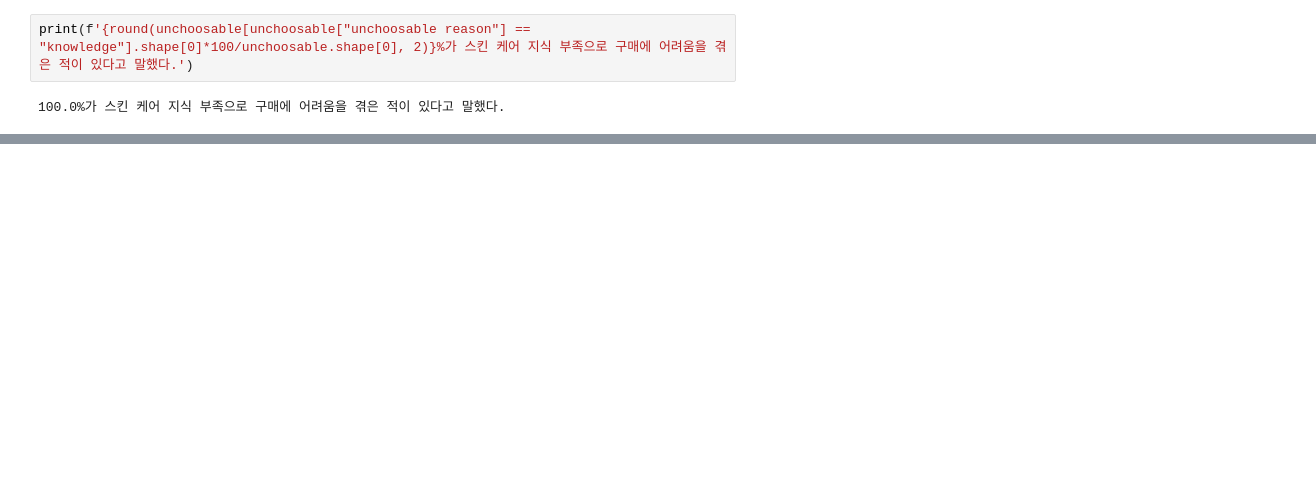
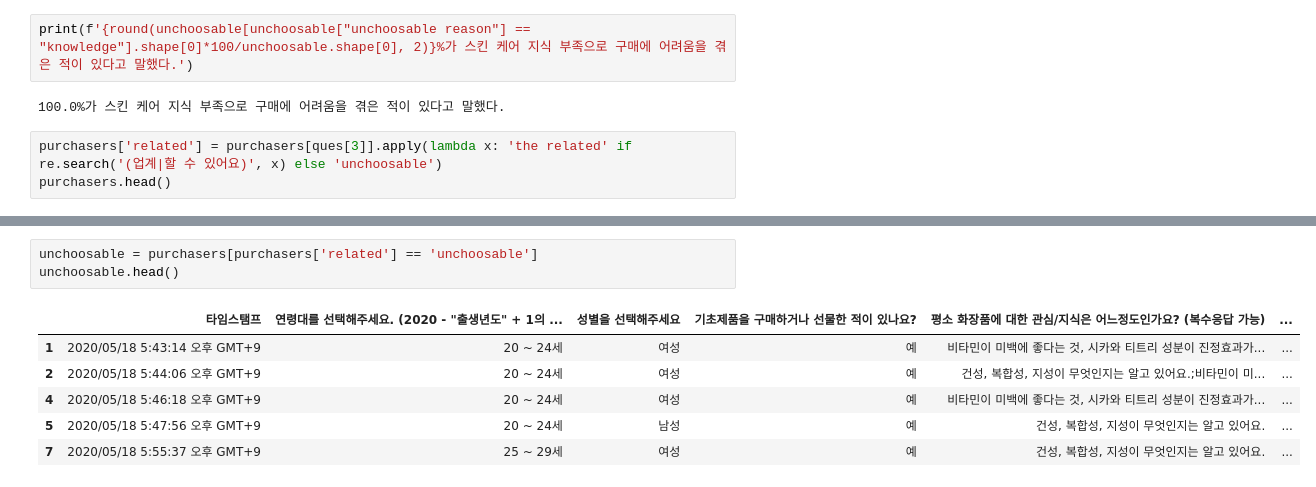
Before and after one commit to soryeongk/skincare_recommendation, a Jupyter notebook: Data cleaning.ipynb, the cells around one changed output, grey strips where cells are left out. Saved outputs shown, nothing was run; the diff lists cells and outputs as text; blank space fills up the shorter version.

```diff
--- a/Data cleaning.ipynb
+++ b/Data cleaning.ipynb
@@ -665,3 +665,6 @@ See the caveats in the documentation: http://pandas.pydata.org/pandas-docs/stabl
 print(f'{round(unchoosable[unchoosable["unchoosable reason"] == "knowledge"].shape[0]*100/unchoosable.shape[0], 2)}%가 스킨 케어 지식 부족으로 구매에 어려움을 겪은 적이 있다고 말했다.')
 # %% [output]
 100.0%가 스킨 케어 지식 부족으로 구매에 어려움을 겪은 적이 있다고 말했다.
+# %%
+purchasers['related'] = purchasers[ques[3]].apply(lambda x: 'the related' if re.search('(업계|할 수 있어요)', x) else 'unchoosable')
+purchasers.head()
@@ -667,0 +678,10 @@ print(f'{round(unchoosable[unchoosable["unchoosable reason"] == "knowledge"].sha
+# %%
+unchoosable = purchasers[purchasers['related'] == 'unchoosable']
+unchoosable.head()
+# %% [output]
+|  | 타임스탬프 | 연령대를 선택해주세요. (2020 - "출생년도" + 1의 ... | 성별을 선택해주세요 | 기초제품을 구매하거나 선물한 적이 있나요? | 평소 화장품에 대한 관심/지식은 어느정도인가요? (복수응답 가능) | ... |
+| 1 | 2020/05/18 5:43:14 오후 GMT+9 | 20 ~ 24세 | 여성 | 예 | 비타민이 미백에 좋다는 것, 시카와 티트리 성분이 진정효과가... | ... |
+| 2 | 2020/05/18 5:44:06 오후 GMT+9 | 20 ~ 24세 | 여성 | 예 | 건성, 복합성, 지성이 무엇인지는 알고 있어요.;비타민이 미... | ... |
+| 4 | 2020/05/18 5:46:18 오후 GMT+9 | 20 ~ 24세 | 여성 | 예 | 비타민이 미백에 좋다는 것, 시카와 티트리 성분이 진정효과가... | ... |
+| 5 | 2020/05/18 5:47:56 오후 GMT+9 | 20 ~ 24세 | 남성 | 예 | 건성, 복합성, 지성이 무엇인지는 알고 있어요. | ... |
+| 7 | 2020/05/18 5:55:37 오후 GMT+9 | 25 ~ 29세 | 여성 | 예 | 건성, 복합성, 지성이 무엇인지는 알고 있어요. | ... |
```
Also changed, not shown: parts of 5 cells of this notebook, 12 other files.
